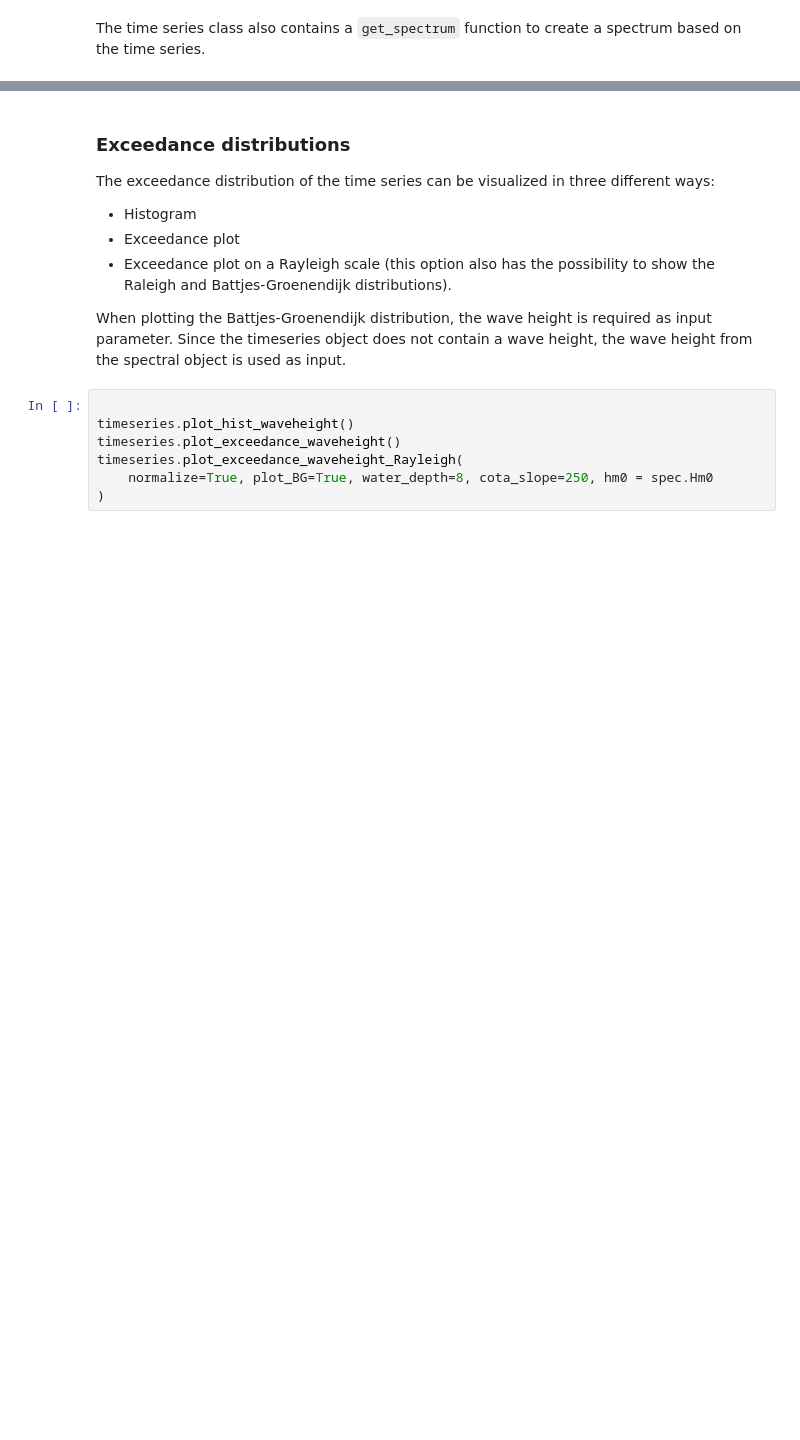
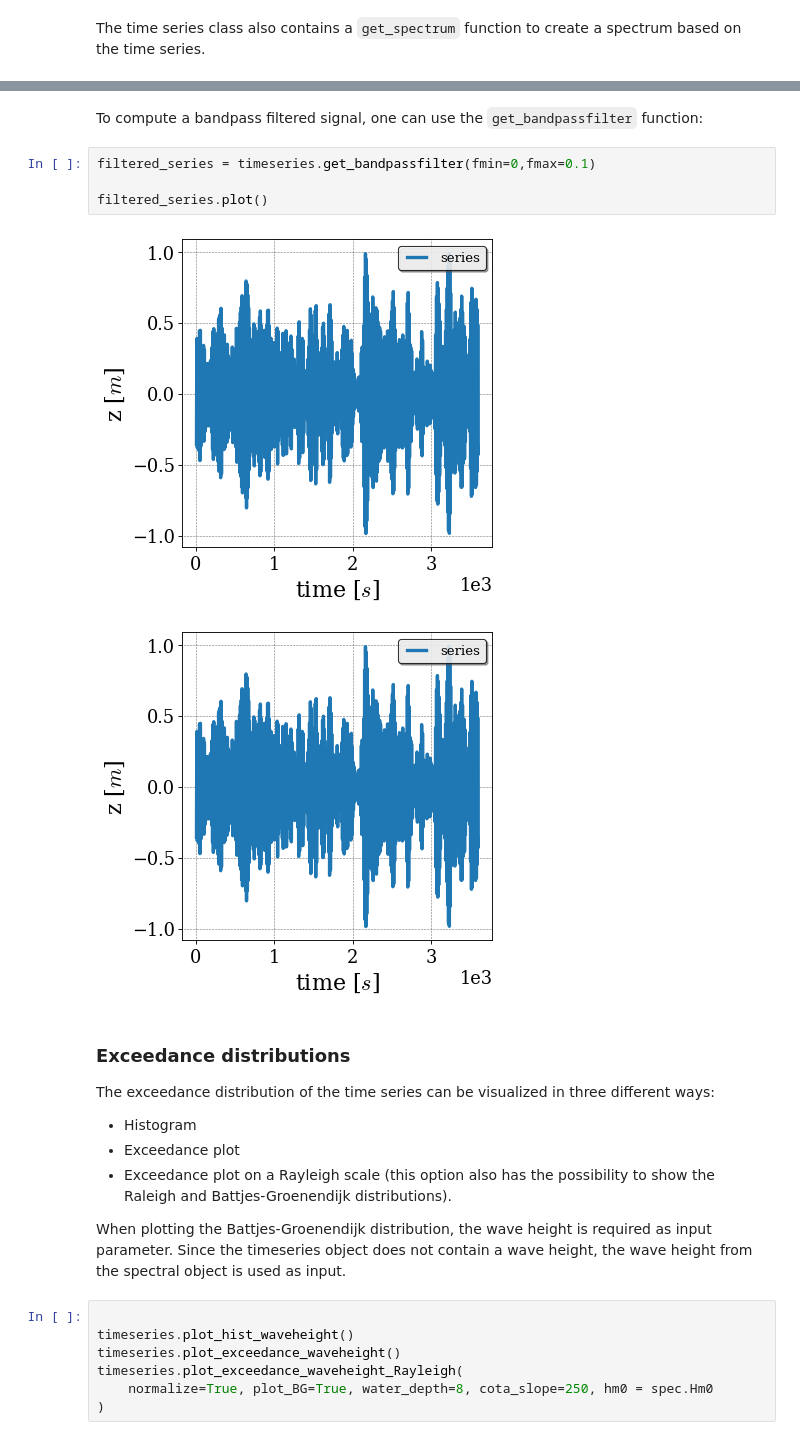
Before and after one commit to Deltares-research/wave-toolbox, a Jupyter notebook: docs/source/wave_analysis.ipynb, the cells around one changed output, grey strips where cells are left out. Drawn from its saved outputs; the diff is of its cells as text; blank space fills up the shorter version.

```diff
--- a/docs/source/wave_analysis.ipynb
+++ b/docs/source/wave_analysis.ipynb
@@ -146,3 +148,12 @@ spec2.plot()
+# %% [markdown]
+To compute a bandpass filtered signal, one can use the `get_bandpassfilter` function:
+# %%
+filtered_series = timeseries.get_bandpassfilter(fmin=0,fmax=0.1)
+
+filtered_series.plot()
+# %% [output]
+[figure, added]
+[figure, added]
 # %% [markdown]
 ### Exceedance distributions
 The exceedance distribution of the time series can be visualized in three different ways:
```
Also changed, not shown: parts of 7 cells of this notebook, 1 other file.
